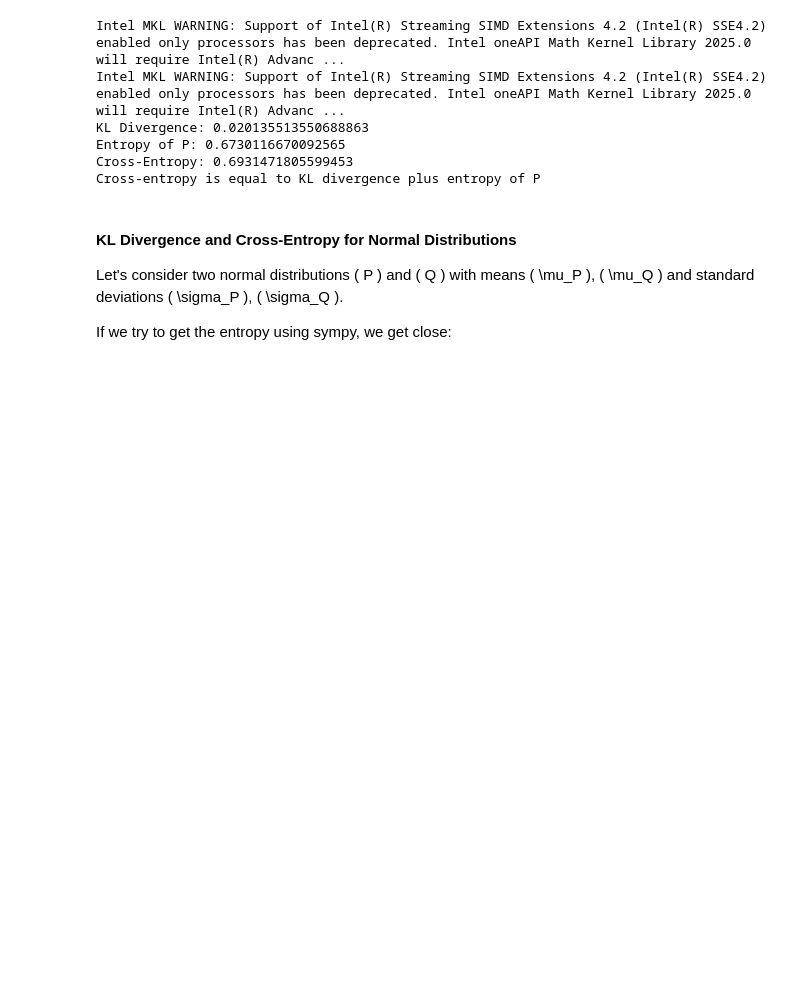
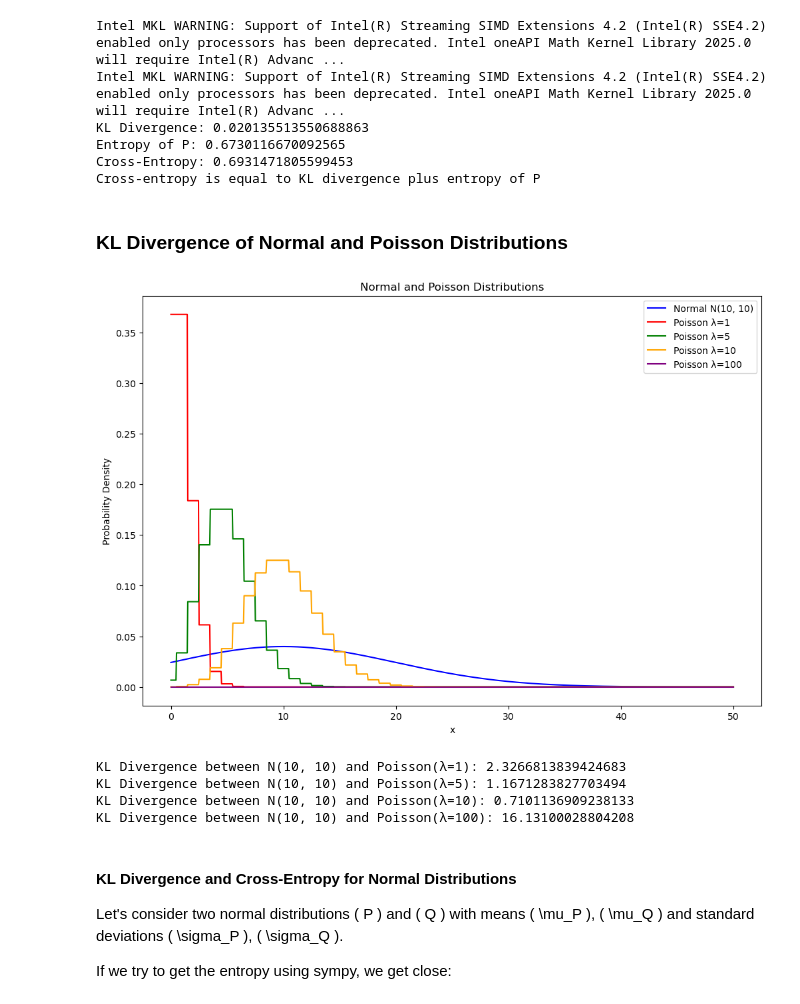
Before and after one commit to project-delphi/gan-tutorial, a Jupyter notebook: notebooks/kl_divergence.ipynb, the cells around one changed output. Cells and saved outputs as stored; diff of their text form; code cells hidden in the pictures; blank space fills up the shorter version.

```diff
--- a/notebooks/kl_divergence.ipynb
+++ b/notebooks/kl_divergence.ipynb
@@ -76,6 +76,61 @@ KL Divergence: 0.020135513550688863
 Entropy of P: 0.6730116670092565
 Cross-Entropy: 0.6931471805599453
 Cross-entropy is equal to KL divergence plus entropy of P
+# %% [markdown]
+### KL Divergence of Normal and Poisson Distributions
+# %%
+import numpy as np
+from scipy.stats import norm, poisson
+
+import matplotlib.pyplot as plt
+
+# Define the parameters for the normal distribution
+mu_P = 10
+sigma_P = 10
+
+# Define the lambda values for the Poisson distribution
+lambda_values = [1, 5, 10, 100]
+
+# Calculate the KL divergence for each lambda
+kl_divergences = []
+for lam in lambda_values:
+    # Define the Poisson distribution
+    poisson_dist = poisson(mu=lam)
+
+    # Define the Normal distribution
+    normal_dist = norm(loc=mu_P, scale=sigma_P)
+
+    # Calculate the KL divergence
+    kl_divergence = np.sum(poisson_dist.pmf(k) * np.log(poisson_dist.pmf(k) / normal_dist.pdf(k)) for k in range(0, 100))
+    kl_divergences.append(kl_divergence)
+
+# Plot the distributions
+x = np.linspace(0, 50, 1000)
+plt.figure(figsize=(12, 8))
+
+# Plot the Normal distribution
+plt.plot(x, norm.pdf(x, mu_P, sigma_P), label=f'Normal N({mu_P}, {sigma_P})', color='blue')
+
+# Plot the Poisson distributions
+colors = ['red', 'green', 'orange', 'purple']
+for lam, color in zip(lambda_values, colors):
+    plt.plot(x, poisson.pmf(np.round(x), mu=lam), label=f'Poisson λ={lam}', color=color)
+
+plt.xlabel('x')
+plt.ylabel('Probability Density')
+plt.title('Normal and Poisson Distributions')
+plt.legend()
+plt.show()
+
+# Print the KL divergences
+for lam, kl_div in zip(lambda_values, kl_divergences):
+    print(f"KL Divergence between N(10, 10) and Poisson(λ={lam}): {kl_div}")
+# %% [output]
+[figure, added]
+KL Divergence between N(10, 10) and Poisson(λ=1): 2.3266813839424683
+KL Divergence between N(10, 10) and Poisson(λ=5): 1.1671283827703494
+KL Divergence between N(10, 10) and Poisson(λ=10): 0.7101136909238133
+KL Divergence between N(10, 10) and Poisson(λ=100): 16.13100028804208
 # %% [markdown]
 #### KL Divergence and Cross-Entropy for Normal Distributions
 
```
Also changed, not shown: 7 other files.
